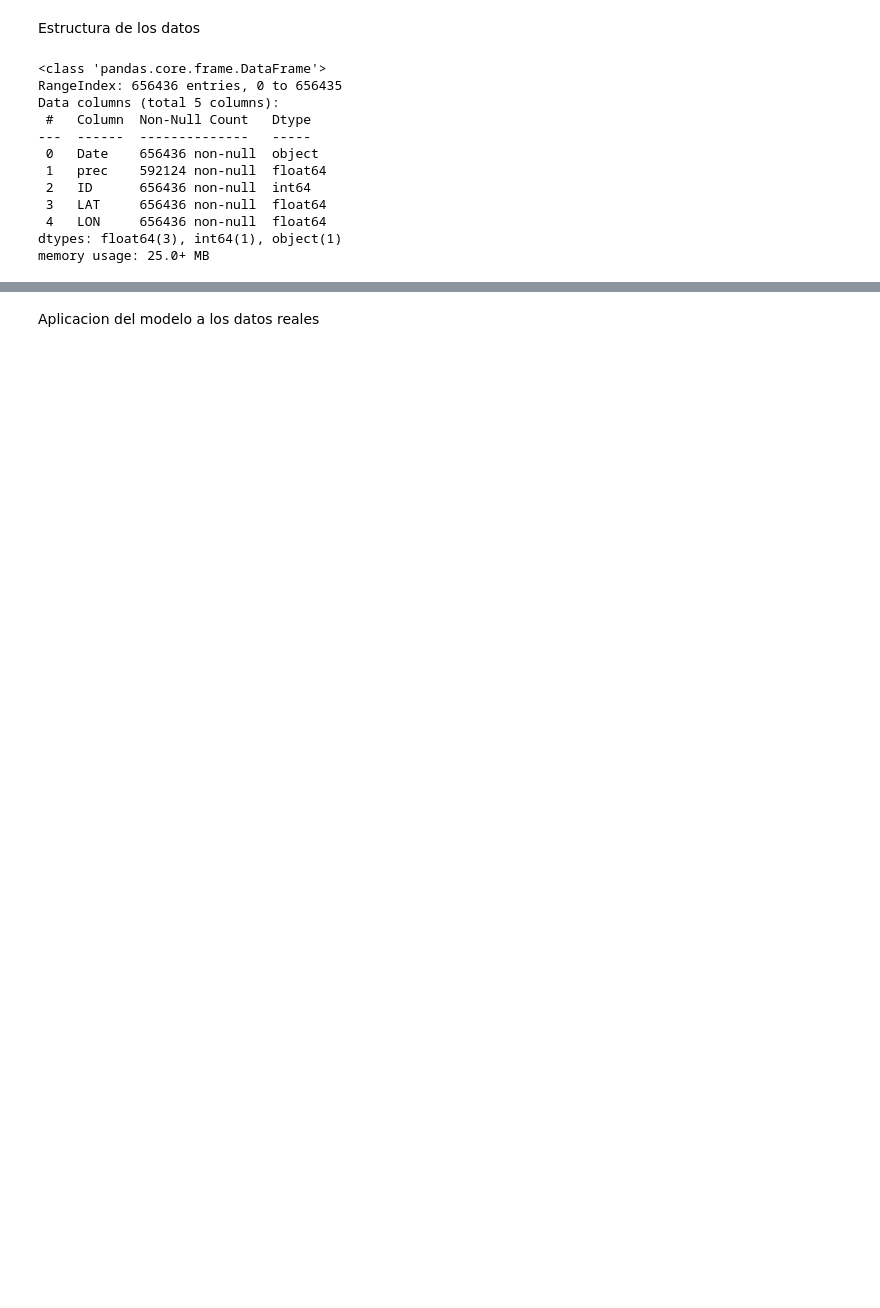
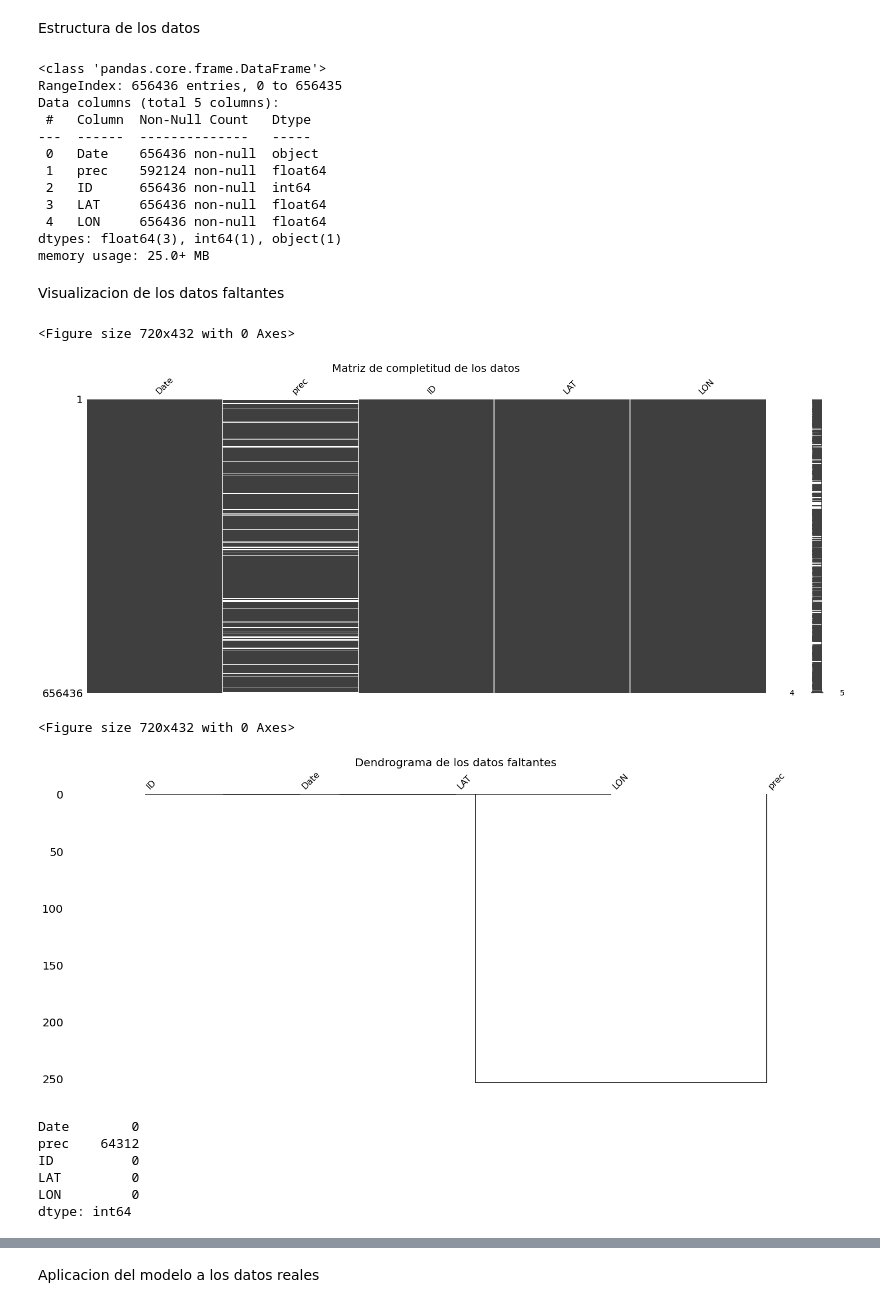
Before and after one commit to Ronaldoh99/Proyecto_mod_precipitacion, a Jupyter notebook: Codigos de Python/NoteNook_model_KNN.ipynb, the cells around one changed output, grey strips where cells are left out. Cells and saved outputs as stored; diff of their text form; code cells hidden in the pictures; blank space fills up the shorter version.

```diff
--- a/Codigos de Python/NoteNook_model_KNN.ipynb
+++ b/Codigos de Python/NoteNook_model_KNN.ipynb
@@ -156,3 +232,37 @@ Data columns (total 5 columns):
  4   LON     656436 non-null  float64
 dtypes: float64(3), int64(1), object(1)
 memory usage: 25.0+ MB
+# %% [markdown]
+Visualizacion de los datos faltantes
+# %%
+import pandas as pd
+import missingno as msno
+import matplotlib.pyplot as plt
+
+# Suponemos que 'data' es tu DataFrame
+
+# Visualizar la completitud de los datos con matriz
+plt.figure(figsize=(10,6))
+msno.matrix(data)
+plt.title('Matriz de completitud de los datos', fontsize=20)
+plt.show()
+
+# Agrupar las columnas con datos faltantes similares con dendrograma
+plt.figure(figsize=(10,6))
+msno.dendrogram(data)
+plt.title('Dendrograma de los datos faltantes', fontsize=20)
+plt.show()
+
+# Resumen de la cantidad de datos faltantes por columna
+print(data.isnull().sum())
+# %% [output]
+<Figure size 720x432 with 0 Axes>
+[figure, added]
+<Figure size 720x432 with 0 Axes>
+[figure, added]
+Date        0
+prec    64312
+ID          0
+LAT         0
+LON         0
+dtype: int64
```
Also changed, not shown: parts of 72 cells of this notebook.
